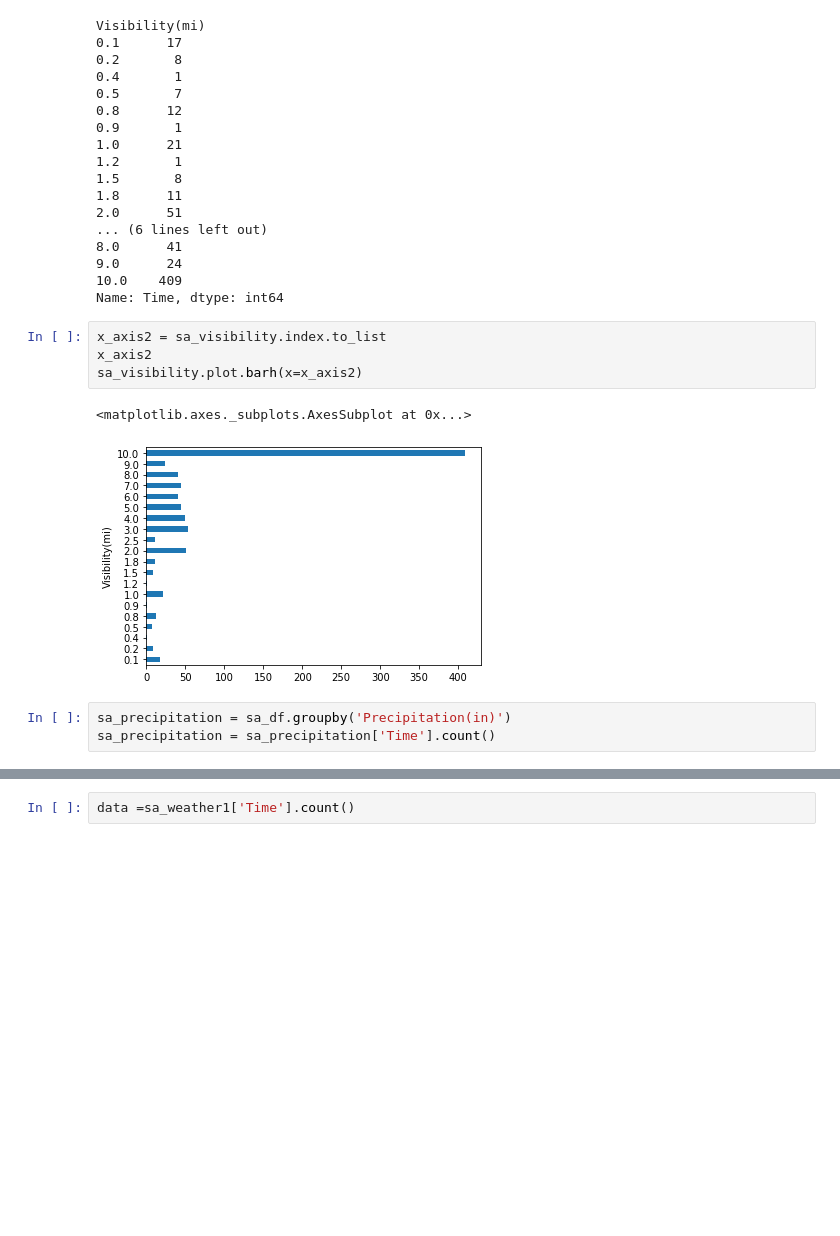
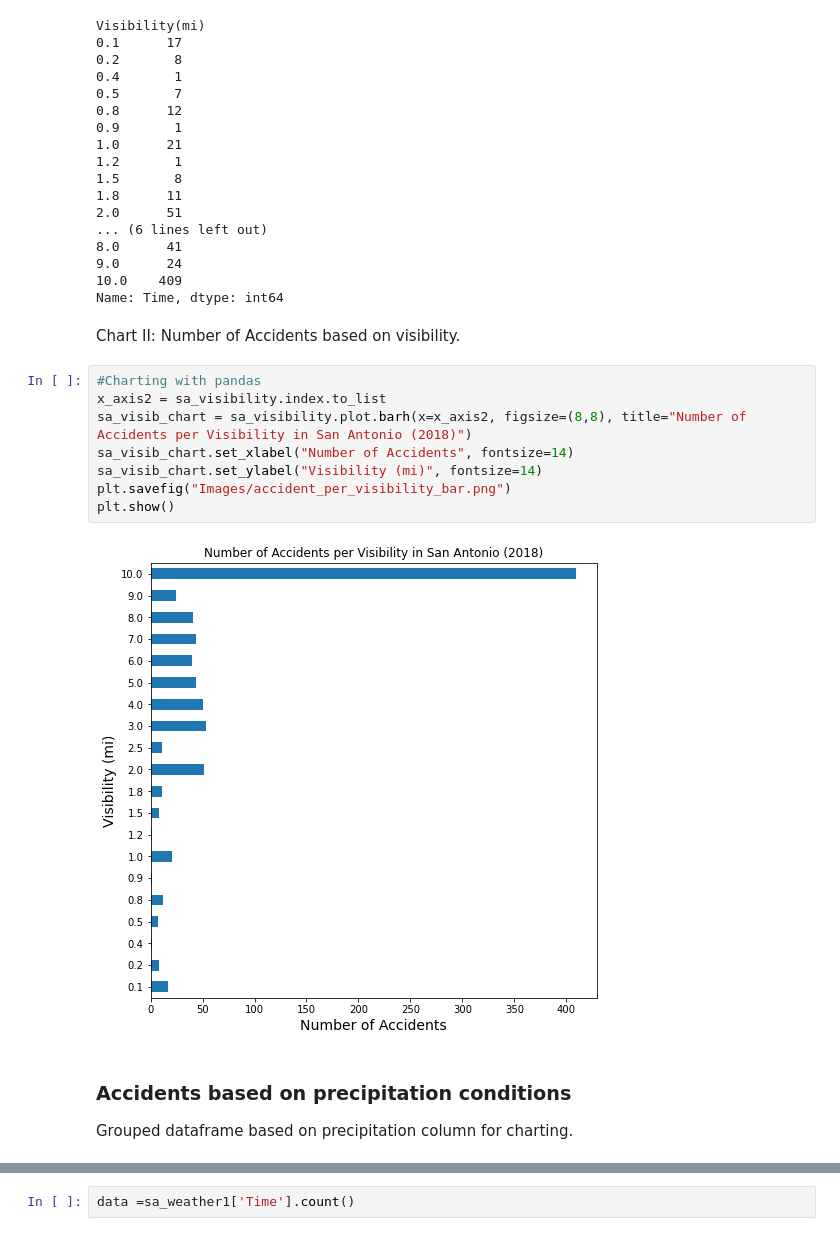
Before and after one commit to Corters22/Traffic_Data_in_San_Antonio, a Jupyter notebook: Question_2/SA_weather_conditions.ipynb, the cells around one changed output, grey strips where cells are left out. Drawn from its saved outputs; the diff is of its cells as text; blank space fills up the shorter version.

```diff
--- a/Question_2/SA_weather_conditions.ipynb
+++ b/Question_2/SA_weather_conditions.ipynb
@@ -79,13 +103,19 @@ Visibility(mi)
 9.0      24
 10.0    409
 Name: Time, dtype: int64
-# %%
-x_axis2 = sa_visibility.index.to_list
-x_axis2
-sa_visibility.plot.barh(x=x_axis2)
-# %% [output]
-<matplotlib.axes._subplots.AxesSubplot at 0x...>
-[figure, removed]
-# %%
-sa_precipitation = sa_df.groupby('Precipitation(in)')
-sa_precipitation = sa_precipitation['Time'].count()
+# %% [markdown]
+Chart II: Number of Accidents based on visibility.
+# %%
+#Charting with pandas
+x_axis2 = sa_visibility.index.to_list
+sa_visib_chart = sa_visibility.plot.barh(x=x_axis2, figsize=(8,8), title="Number of Accidents per Visibility in San Antonio (2018)")
+sa_visib_chart.set_xlabel("Number of Accidents", fontsize=14)
+sa_visib_chart.set_ylabel("Visibility (mi)", fontsize=14)
+plt.savefig("Images/accident_per_visibility_bar.png")
+plt.show()
+# %% [output]
+[figure, added]
+# %% [markdown]
+### Accidents based on precipitation conditions
+
+Grouped dataframe based on precipitation column for charting.
```
Also changed, not shown: parts of 25 cells of this notebook, 4 other files.
